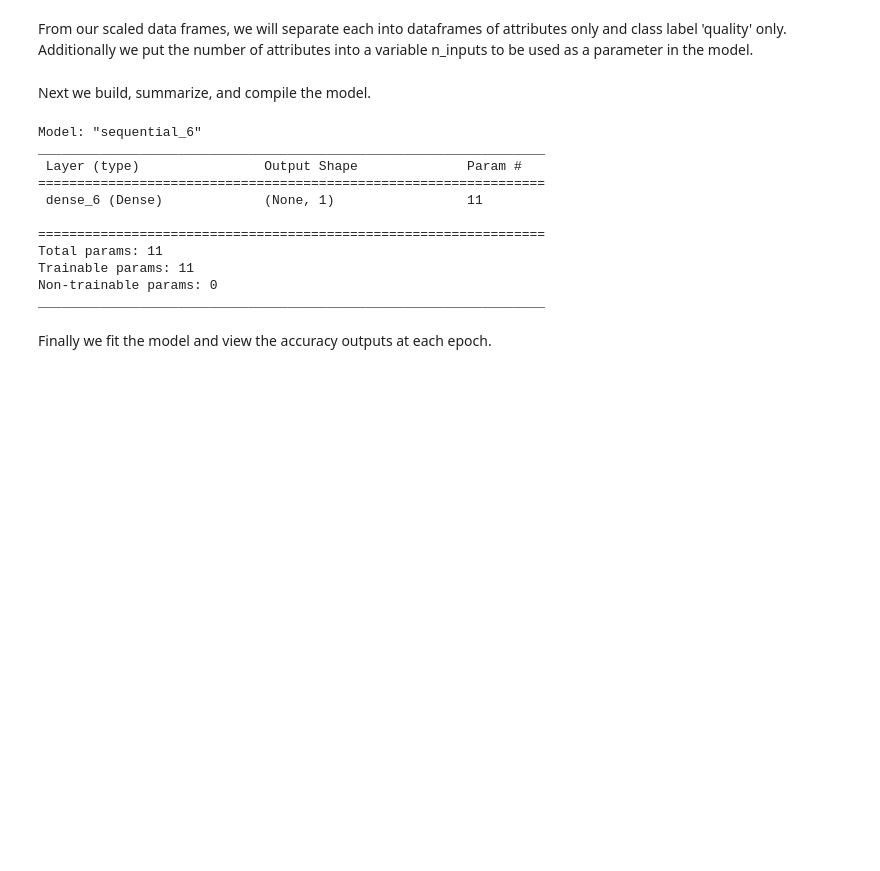
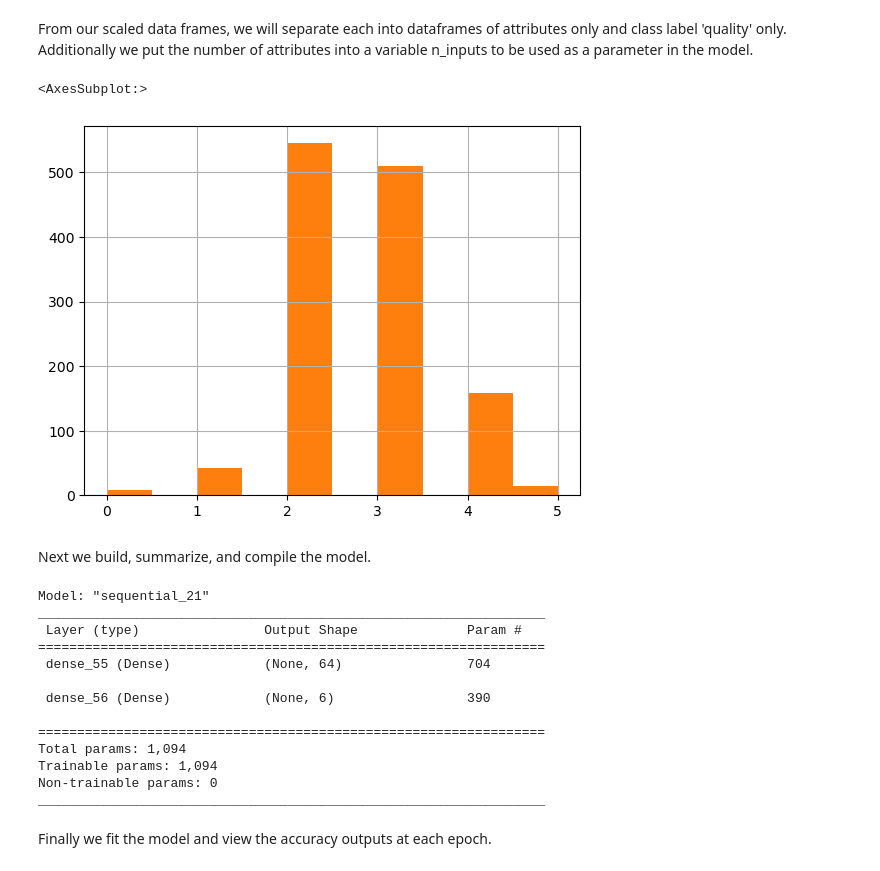
Before and after one commit to ck115/Wine-classifiaction, a Jupyter notebook: NeuralNetworkScaledipynb.ipynb, the cells around one changed output. Cells and saved outputs as stored; diff of their text form; code cells hidden in the pictures; blank space fills up the shorter version.

```diff
--- a/NeuralNetworkScaledipynb.ipynb
+++ b/NeuralNetworkScaledipynb.ipynb
@@ -63,31 +87,71 @@ test_scaled = pd.DataFrame(test_scaled, columns=test.columns)
 # %% [markdown]
 From our scaled data frames, we will separate each into dataframes of attributes only and class label 'quality' only. Additionally we put the number of attributes into a variable n_inputs to be used as a parameter in the model.
 # %%
-trainScaled = train_scaled.drop('quality',axis=1) #training df without class column
+#####
+#drop quality class label column before scaling
+whole_set.drop('quality',axis=1, inplace=True)
 
-testScaled = test_scaled.drop('quality',axis=1) #training df without class column
+#build scaler
+scaler = MinMaxScaler() #build scaler
+scaler.fit(whole_set) #fit scaler to entire df
 
-trainScaledClass = train_scaled['quality'] #training df only class column
+#####drop quality
+trainAttr = train.drop('quality',axis=1) #training df without class column
 
-testScaledClass = test_scaled['quality'] #testing df only class column
+testAttr = test.drop('quality',axis=1) #training df without class column
 
-n_inputs = [trainScaled.shape[1]] #10 attributes = 10 input nodes
+trainClassAttr = train['quality'] #training df only class column
+
+testClassAttr = test['quality'] #testing df only class column
+
+trainClassAttr = trainClassAttr.map({3:0, 4:1, 5:2, 6:3, 7:4, 8:5})
+testClassAttr = testClassAttr.map({3:0, 4:1, 5:2, 6:3, 7:4, 8:5})
+
+#transform train and test separately, both using same scaler fit from whole df
+train_scaled=scaler.transform(trainAttr)
+test_scaled=scaler.transform(testAttr)
+
+#make transformed data in a dataframe (.transform returns arrays, we want df) using old col names
+train_scaled = pd.DataFrame(train_scaled, columns=trainAttr.columns)
+test_scaled = pd.DataFrame(test_scaled, columns=testAttr.columns)
+
+####variable for input
+n_inputs = [trainAttr.shape[1]] #10 attributes = 10 input nodes
+# %%
+#plot each class column (train and test) to see how imbalance compares
+testClassAttr.hist()
+trainClassAttr.hist()
+# %% [output]
+<AxesSubplot:>
+[figure, added]
 # %% [markdown]
 Next we build, summarize, and compile the model.
 # %%
-modelScaled = tf.keras.Sequential([tf.keras.layers.Dense(units=1,input_shape=n_inputs)]) #build model with one layer
+#modelScaled = tf.keras.Sequential([tf.keras.layers.Dense(units=1,input_shape=n_inputs)]) #build model with one layer
+#modelScaled.summary()
+
+
+
+modelScaled = tf.keras.Sequential([
+
+    tf.keras.layers.Dense(units=64, activation='relu',
+                          input_shape=n_inputs),
+    tf.keras.layers.Dense(units=6, activation='softmax')
+])
 
 modelScaled.summary()
 # %% [output]
-Model: "sequential_6"
+Model: "sequential_21"
 _________________________________________________________________
  Layer (type)                Output Shape              Param #
 =================================================================
- dense_6 (Dense)             (None, 1)                 11
+ dense_55 (Dense)            (None, 64)                704
+
+ dense_56 (Dense)            (None, 6)                 390
 
 =================================================================
-Total params: 11
-Trainable params: 11
+Total params: 1,094
+Trainable params: 1,094
 Non-trainable params: 0
 _________________________________________________________________
 # %%
```
Also changed, not shown: parts of 8 cells of this notebook, 1 other file.
